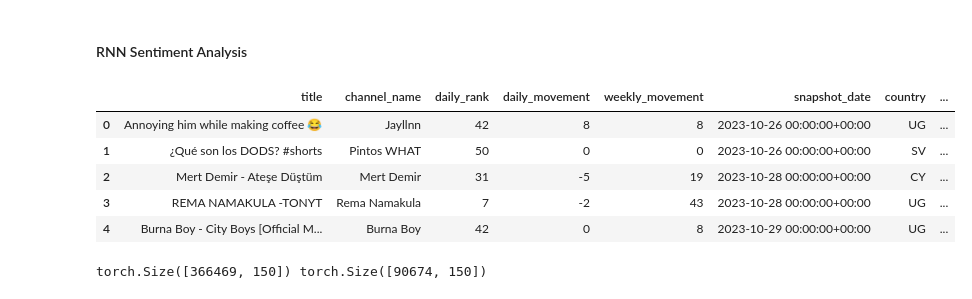
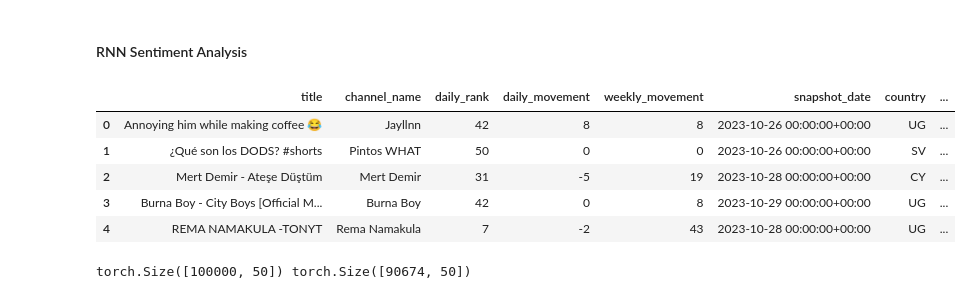
Before and after one commit to Mcray3000/DeeplearningFinalUwU, a Jupyter notebook: models.ipynb, the cells around one changed output. Saved outputs shown, nothing was run; the diff lists cells and outputs as text; code cells hidden in the pictures.

```diff
--- a/models.ipynb
+++ b/models.ipynb
@@ -816,33 +816,33 @@ a_little_viral       0.96      0.94      0.95     73784
 # %%
 from vaderSentiment.vaderSentiment import SentimentIntensityAnalyzer
 
 analyzer = SentimentIntensityAnalyzer()
 
 def label_sentiment(text):
     score = analyzer.polarity_scores(str(text))["compound"]
     if score > 0.05:
         # positive
-        return 2
+        return 1
     elif score < -0.05:
         # negative
-        return 0
+        return -1
     else:
         # neutral
-        return 1
+        return 0
 
 df = df.to_pandas()
 
 # apply VADER
 df["sentiment"] = (df["title"].astype(str) + " " + df["description"].astype(str)).apply(label_sentiment)
 
 df.head()
 # %% [output]
 |  | title | channel_name | daily_rank | daily_movement | weekly_movement | snapshot_date | country | ... |
 | 0 | Annoying him while making coffee 😂 | Jayllnn | 42 | 8 | 8 | 2023-10-26 00:00:00+00:00 | UG | ... |
 | 1 | ¿Qué son los DODS? #shorts | Pintos WHAT | 50 | 0 | 0 | 2023-10-26 00:00:00+00:00 | SV | ... |
 | 2 | Mert Demir - Ateşe Düştüm | Mert Demir | 31 | -5 | 19 | 2023-10-28 00:00:00+00:00 | CY | ... |
-| 3 | REMA NAMAKULA -TONYT | Rema Namakula | 7 | -2 | 43 | 2023-10-28 00:00:00+00:00 | UG | ... |
-| 4 | Burna Boy - City Boys [Official M... | Burna Boy | 42 | 0 | 8 | 2023-10-29 00:00:00+00:00 | UG | ... |
+| 3 | Burna Boy - City Boys [Official M... | Burna Boy | 42 | 0 | 8 | 2023-10-29 00:00:00+00:00 | UG | ... |
+| 4 | REMA NAMAKULA -TONYT | Rema Namakula | 7 | -2 | 43 | 2023-10-28 00:00:00+00:00 | UG | ... |
 # %%
 df = pl.from_pandas(df) if not isinstance(df, pl.DataFrame) else df
 
@@ -870,10 +870,14 @@ y_train_mapped = y_train.to_pandas().map(label_map).to_numpy()
 y_test_mapped = y_test.to_pandas().map(label_map).to_numpy()
 # %%
 MAX_VOCAB = 5000
-MAX_LEN = 150
+MAX_LEN = 50
 
 X_train_pd["text"] = X_train_pd["title"] + " " + X_train_pd["description"]
 X_test_pd["text"] = X_test_pd["title"] + " " + X_test_pd["description"]
+
+# sample smaller size!
+X_train_pd = X_train_pd.sample(100000, random_state=42)
+y_train_mapped = y_train_mapped[X_train_pd.index]
 
 # simple tokenization
 def tokenize(text):
@@ -919,12 +923,12 @@ y_train_tensor = torch.tensor(y_train_mapped, dtype=torch.long).to(device)
 y_test_tensor = torch.tensor(y_test_mapped, dtype=torch.long).to(device)
 
 train_dataset = TensorDataset(train_padded, X_train_sentiment, y_train_tensor)
-train_loader = DataLoader(train_dataset, batch_size=32, shuffle=True)
+train_loader = DataLoader(train_dataset, batch_size=128, shuffle=True)
 
 test_dataset = TensorDataset(test_padded, X_test_sentiment, y_test_tensor)
-test_loader = DataLoader(test_dataset, batch_size=32)
+test_loader = DataLoader(test_dataset, batch_size=128)
 
 print(train_padded.shape, test_padded.shape)
 # %% [output]
-torch.Size([366469, 150]) torch.Size([90674, 150])
+torch.Size([100000, 50]) torch.Size([90674, 50])
 # %%
```
Also changed, not shown: parts of 1 cell of this notebook.
